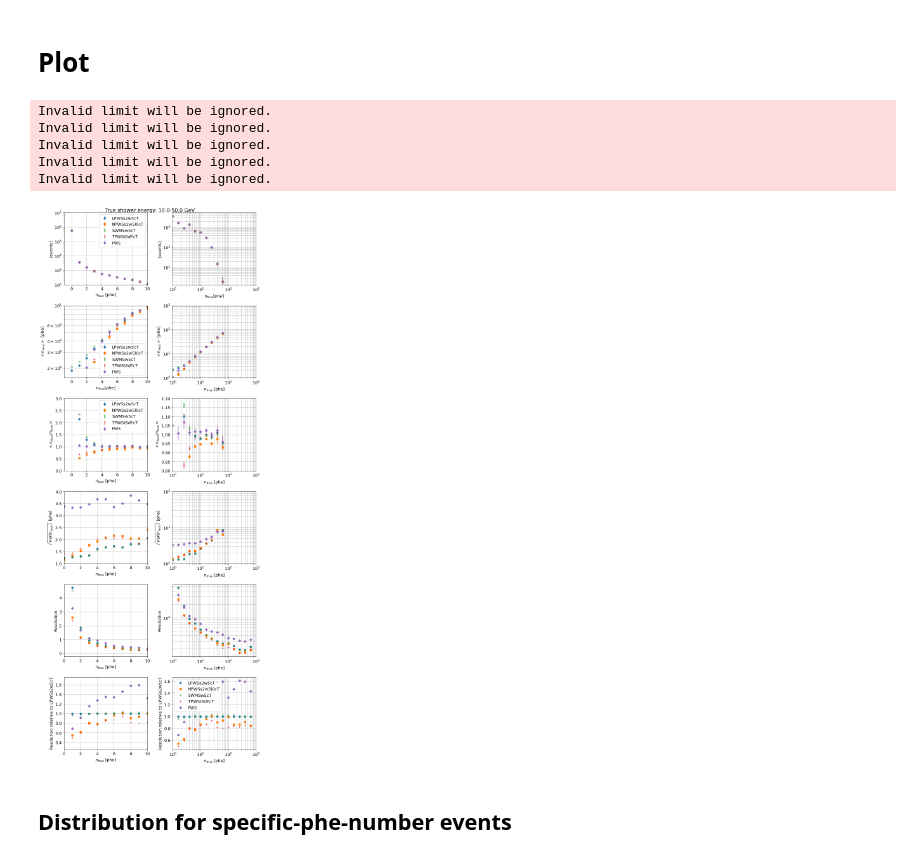
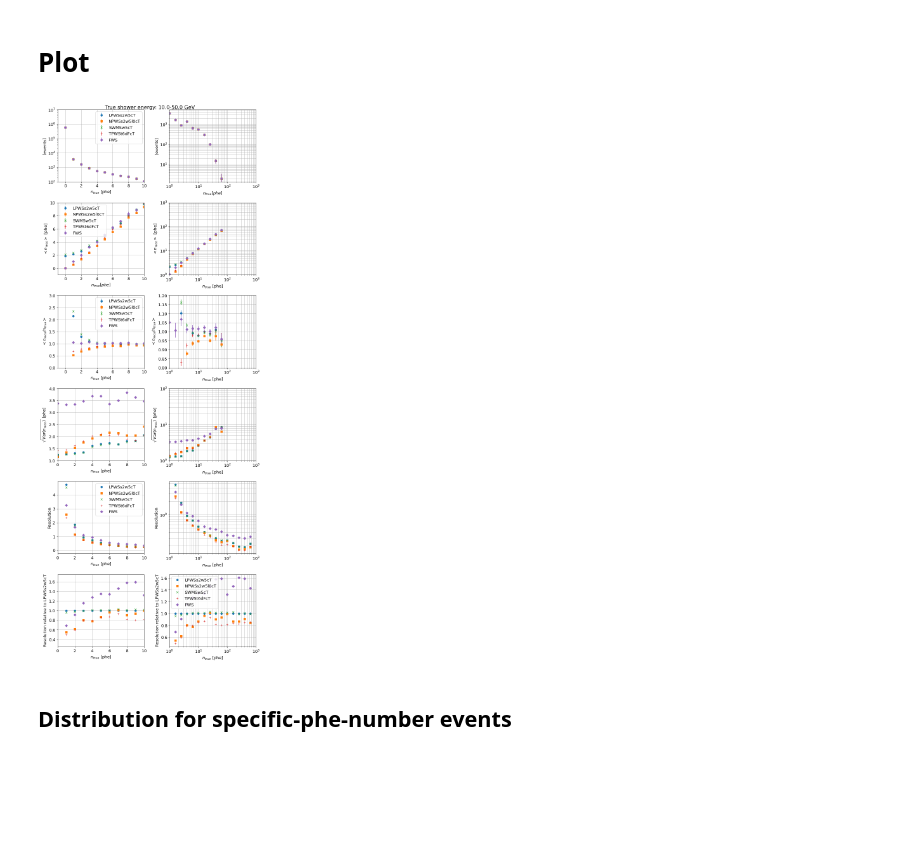
Before and after one commit to Mitsunari-Takahashi/cta-analysis, a Jupyter notebook: lst-pulselevel/compare_charge_extraction_methods.ipynb, the cells around one changed output. Cells and saved outputs as stored; diff of their text form; code cells hidden in the pictures; blank space fills up the shorter version.

```diff
--- a/lst-pulselevel/compare_charge_extraction_methods.ipynb
+++ b/lst-pulselevel/compare_charge_extraction_methods.ipynb
@@ -240,7 +240,7 @@ for i, image_extracter_config in enumerate(image_extracter_configs):
                           fmt=MARKER_STYLES[i%len(MARKER_STYLES)], \
                           label=image_extracter_config.abbreviation)
     axes[iax][0].grid(True, which='both', axis='both')
-    axes[iax][0].set_yscale('log')
+    #axes[iax][0].set_yscale('log')
     axes[iax][0].set_xlim(-1, 10)
     axes[iax][0].set_ylim(-1, 10)
     axes[iax][0].set_xlabel(r'$n_{true} [phe]$')
@@ -338,39 +338,35 @@ for i, image_extracter_config in enumerate(image_extracter_configs):
                       image_extracter_config.reco_stats['std'][0][1:] / \
                       image_extracter_config_benchmark.reco_stats['std'][0][1:] / \
                       (image_extracter_config.reco_stats['mean'][0][1:]-image_extracter_config.mean_phe_true0) * \
                       (image_extracter_config_benchmark.reco_stats['mean'][0][1:]-image_extracter_config_benchmark.mean_phe_true0), \
                       MARKER_STYLES[i%len(MARKER_STYLES)], label=image_extracter_config.abbreviation)
     axes[iax][0].grid(True, which='both', axis='both')
     axes[iax][0].set_xlim(0, 10)
     axes[iax][0].set_ylim(0.25, 1.75)
     axes[iax][0].set_xlabel(r'$n_{true}$ [phe]')
     axes[iax][0].set_ylabel('Resolution relative to {0}'.format(image_extracter_config_benchmark.abbreviation))
 
     axes[iax][1].plot(logxvalues[1:], \
                       image_extracter_config.reco_stats['std'][0][1:len(logxvalues)] / \
                       image_extracter_config_benchmark.reco_stats['std'][0][1:len(logxvalues)] / \
                       (image_extracter_config.reco_stats['mean'][0][1:len(logxvalues)]-image_extracter_config.mean_phe_true0) * \
                       (image_extracter_config_benchmark.reco_stats['mean'][0][1:len(logxvalues)]-image_extracter_config_benchmark.mean_phe_true0), \
                       MARKER_STYLES[i%len(MARKER_STYLES)], label=image_extracter_config.abbreviation)
     axes[iax][1].set_xscale('log')
     #axes[iax][1].set_yscale('log')
     axes[iax][1].grid(True, which='both', axis='both')
     axes[iax][1].set_xlim(1, 1000)
     #axes[iax][0].set_ylim(0, 3)
     axes[iax][1].set_xlabel(r'$n_{true}$ [phe]')
     axes[iax][1].set_ylabel('Resolution relative to {0}'.format(image_extracter_config_benchmark.abbreviation))
 
 axes[0][0].legend(loc=0)
 axes[2][0].legend(loc=0)
+axes[4][0].legend(loc=0)
 axes[5][1].legend(loc=0)
 plt.tight_layout()
 # %% [output]
-Invalid limit will be ignored.
-Invalid limit will be ignored.
-Invalid limit will be ignored.
-Invalid limit will be ignored.
-Invalid limit will be ignored.
-[figure, old version]
+[figure, new version]
 # %% [markdown]
 ## Distribution for specific-phe-number events
 # %%
```
Also changed, not shown: 6 other files.
